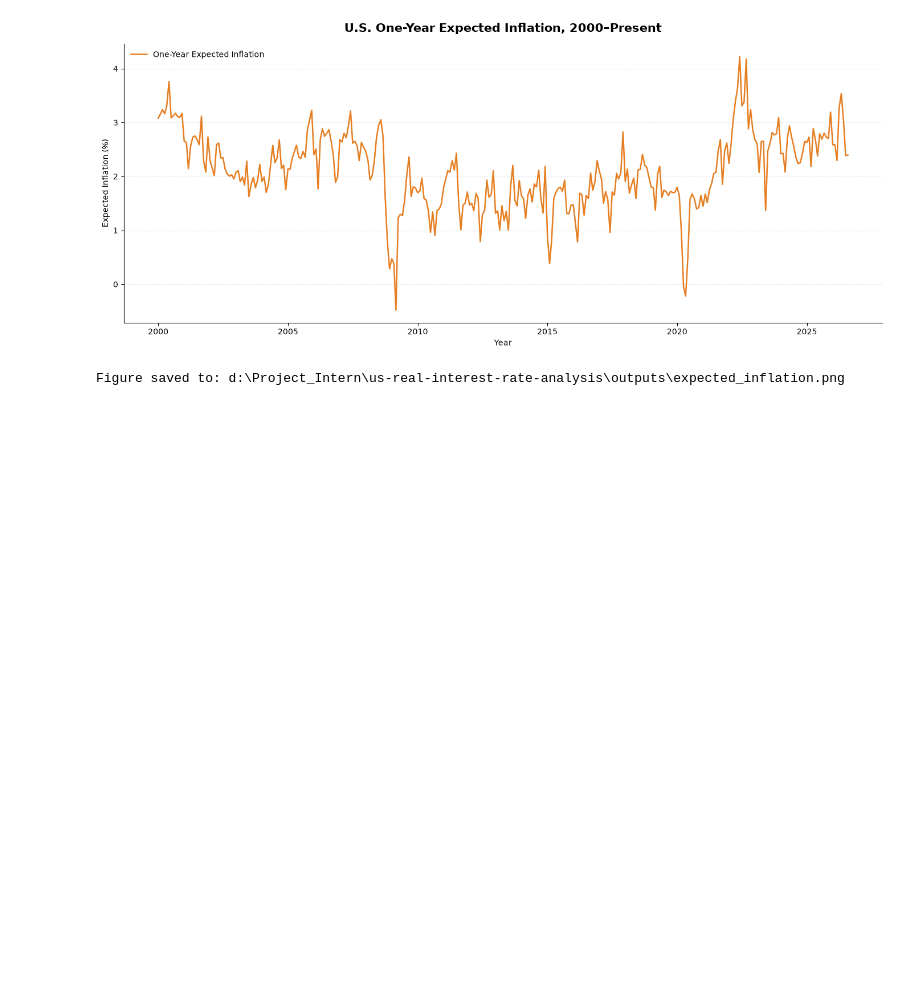
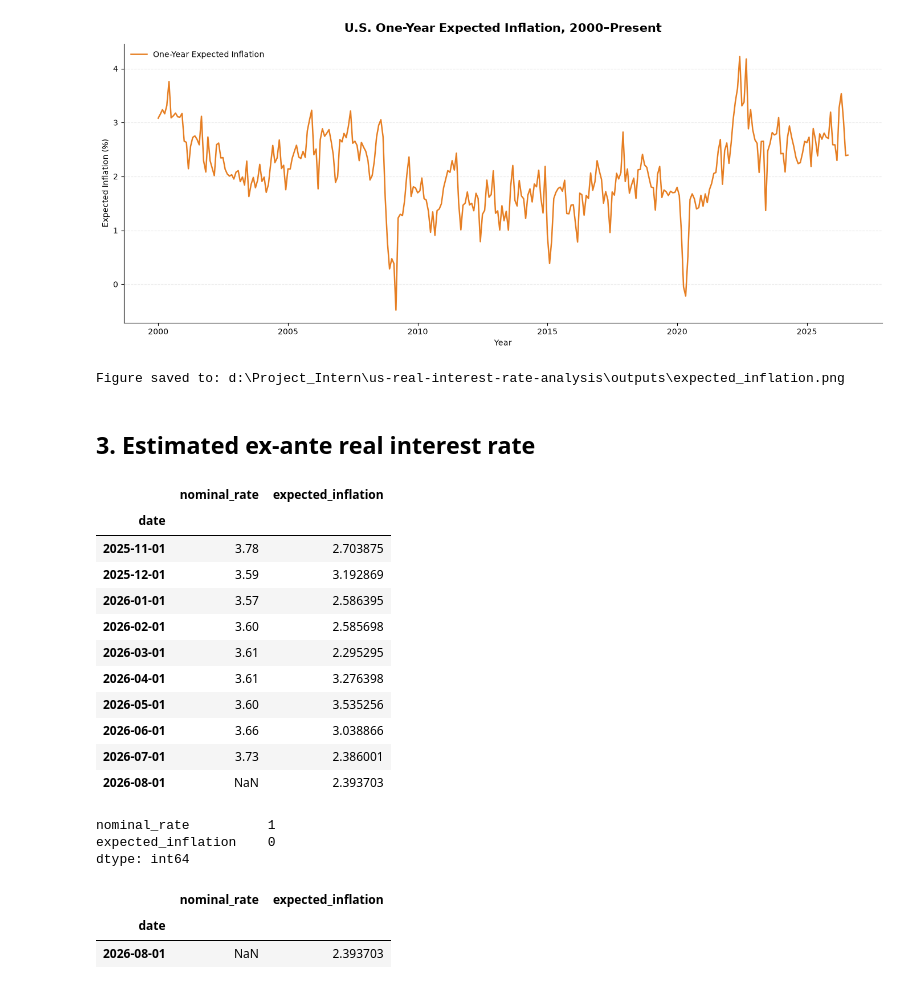
Before and after one commit to vien-nguyenthimy/interest-rate-analysis, a Jupyter notebook: fed_real_interest_rate.ipynb, the cells around one changed output. Drawn from its saved outputs; the diff is of its cells as text; code cells hidden in the pictures; blank space fills up the shorter version.

```diff
--- a/fed_real_interest_rate.ipynb
+++ b/fed_real_interest_rate.ipynb
@@ -484,3 +484,40 @@ print(f"Figure saved to: {figure_file}")
 # %% [output]
 [figure]
 Figure saved to: d:\Project_Intern\us-real-interest-rate-analysis\outputs\expected_inflation.png
+# %% [markdown]
+## **3. Estimated ex-ante real interest rate**
+# %%
+# Ghép dữ liệu lãi suất danh nghĩa và lạm phát dự kiến thành một DataFrame hợp nhất
+# outer join giữ lại tất cả tháng xuất hiện trong ít nhất một chuỗi
+# nhưng bị thiếu mất tháng 8/2026 vì bên norminal rate chưa có dữ liệu
+audit_df = nominal_df.join(expected_df, how="outer")
+
+audit_df.tail(10)
+# %% [output]
+|  | nominal_rate | expected_inflation |
+| date |  |  |
+| 2025-11-01 | 3.78 | 2.703875 |
+| 2025-12-01 | 3.59 | 3.192869 |
+| 2026-01-01 | 3.57 | 2.586395 |
+| 2026-02-01 | 3.60 | 2.585698 |
+| 2026-03-01 | 3.61 | 2.295295 |
+| 2026-04-01 | 3.61 | 3.276398 |
+| 2026-05-01 | 3.60 | 3.535256 |
+| 2026-06-01 | 3.66 | 3.038866 |
+| 2026-07-01 | 3.73 | 2.386001 |
+| 2026-08-01 | NaN | 2.393703 |
+# %%
+# Kiểm tra giá trị thiếu trong DataFrame hợp nhất
+audit_df.isna().sum()
+# %% [output]
+nominal_rate          1
+expected_inflation    0
+dtype: int64
+# %%
+missing_rows = audit_df[audit_df.isna().any(axis=1)]
+
+missing_rows
+# %% [output]
+|  | nominal_rate | expected_inflation |
+| date |  |  |
+| 2026-08-01 | NaN | 2.393703 |
```
Also changed, not shown: parts of 15 cells of this notebook, 1 other file.
